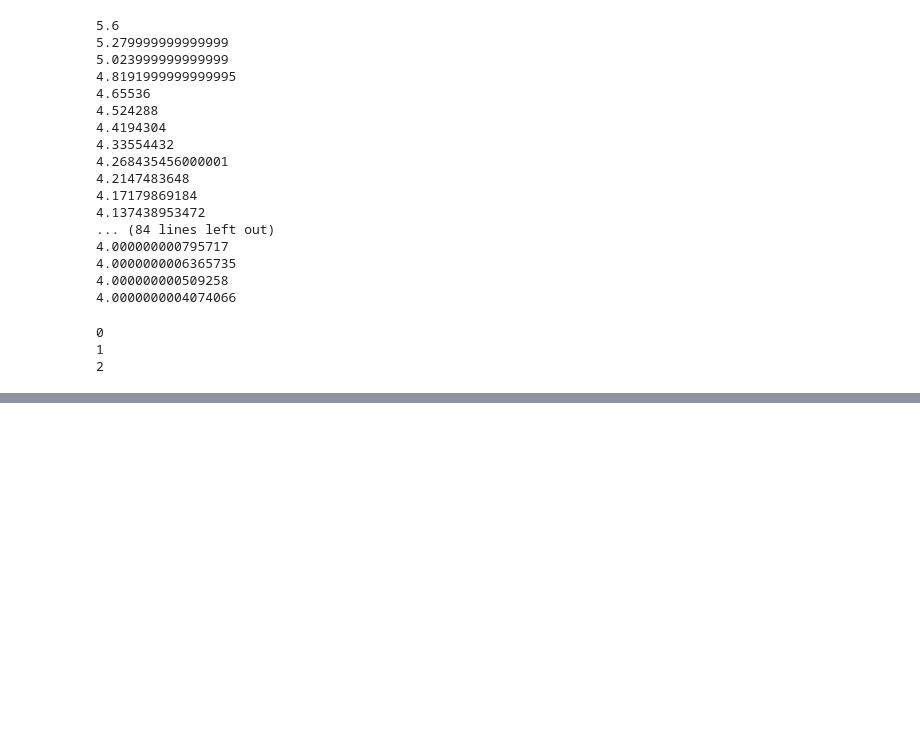
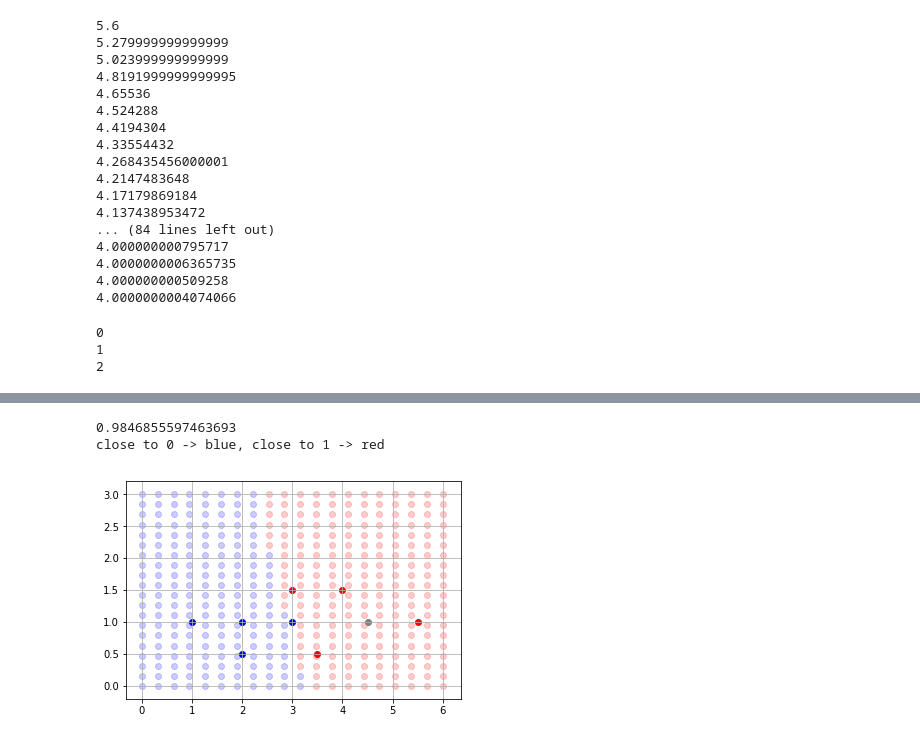
Before and after one commit to MomoSho/ML_practices-1, a Jupyter notebook: NeuralNetworks/Basic-NeuralNetwork.ipynb, the cells around one changed output, grey strips where cells are left out. Cells and saved outputs as stored; diff of their text form; code cells hidden in the pictures; blank space fills up the shorter version.

```diff
--- a/NeuralNetworks/Basic-NeuralNetwork.ipynb
+++ b/NeuralNetworks/Basic-NeuralNetwork.ipynb
@@ -83,0 +213,27 @@ for i in range(3):
+# %%
+# predict what the myster flower is!
+
+z = w1 * mystery_flower[0] + w2 * mystery_flower[1] + b
+pred = sigmoid(z)
+
+print(pred)
+print("close to 0 -> blue, close to 1 -> red")
+# %% [output]
+0.9846855597463693
+close to 0 -> blue, close to 1 -> red
+# %%
+# check out the networks predictions in the x,y plane
+for x in np.linspace(0, 6, 20):
+    for y in np.linspace(0, 3, 20):
+        pred = sigmoid(w1 * x + w2 * y + b)
+        c = 'b'
+        if pred > .5:
+            c = 'r'
+        plt.scatter([x],[y],c=c, alpha=.2)
+
+# plot points over network predictions
+# you should see a split, with half the predictions blue
+# and the other half red.. nicely predicting each data point!
+vis_data()
+# %% [output]
+[figure, added]
```
Also changed, not shown: parts of 14 cells of this notebook.
